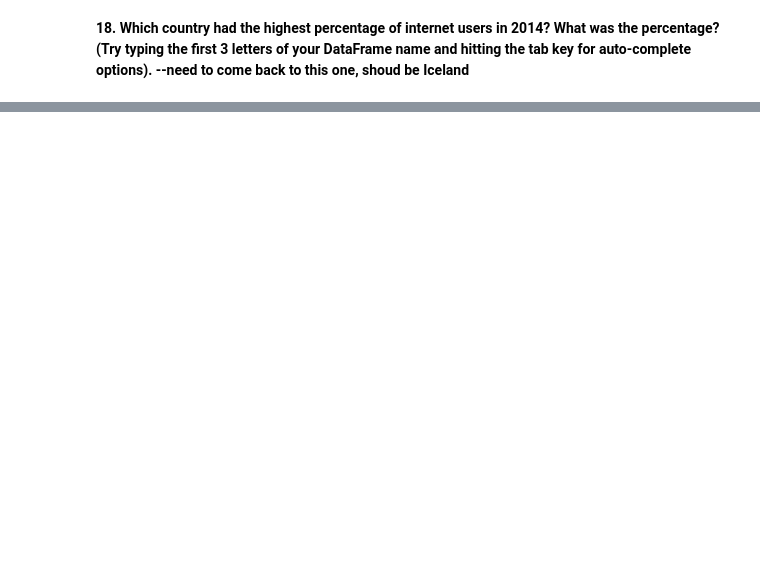
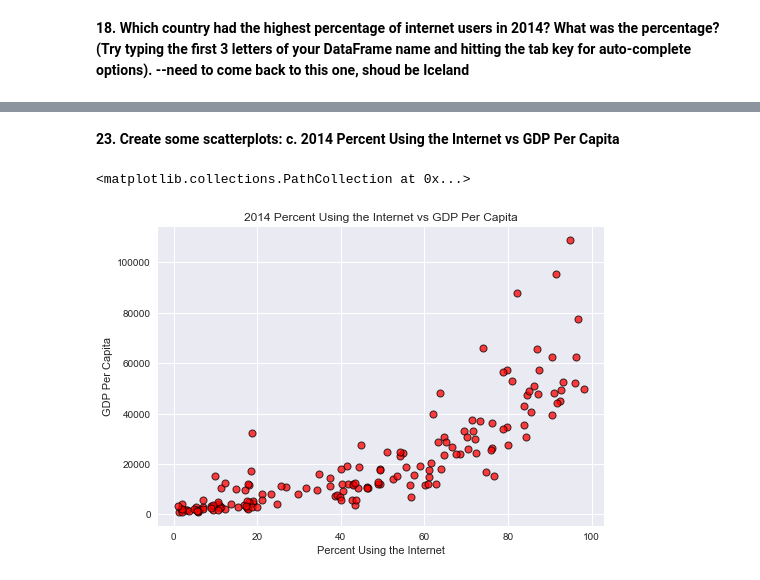
Before and after one commit to NSS-Data-Analytics-Cohort-7/gdp-and-internet-usage-sarahmissimer, a Jupyter notebook: Notebook/GDP and Internet Usage - Sarah Missimer.ipynb, the cells around one changed output, grey strips where cells are left out. Drawn from its saved outputs; the diff is of its cells as text; code cells hidden in the pictures; blank space fills up the shorter version.

```diff
--- a/Notebook/GDP and Internet Usage - Sarah Missimer.ipynb
+++ b/Notebook/GDP and Internet Usage - Sarah Missimer.ipynb
@@ -250,0 +358,3 @@ dtype: object
+# %%
+gdp_and_internet_use2014 = gdp_and_internet_use1[gdp_and_internet_use1["Year"].isin([2014])]
+gdp_and_internet_use2014
@@ -250,0 +482,16 @@ dtype: object
+# %% [markdown]
+<b> 23. Create some scatterplots: c. 2014 Percent Using the Internet vs GDP Per Capita <b>
+# %%
+plt.style.use('seaborn')
+
+x = [gdp_and_internet_use2014.Internet_Users_Pct]
+y = [gdp_and_internet_use2014.GDP_Per_Capita]
+
+plt.title('2014 Percent Using the Internet vs GDP Per Capita')
+plt.xlabel('Percent Using the Internet')
+plt.ylabel('GDP Per Capita')
+
+plt.scatter(x,y, s=50, c='red', edgecolor='black', linewidth=1, alpha=0.75)
+# %% [output]
+<matplotlib.collections.PathCollection at 0x...>
+[figure, added]
```
Also changed, not shown: parts of 74 cells of this notebook.
